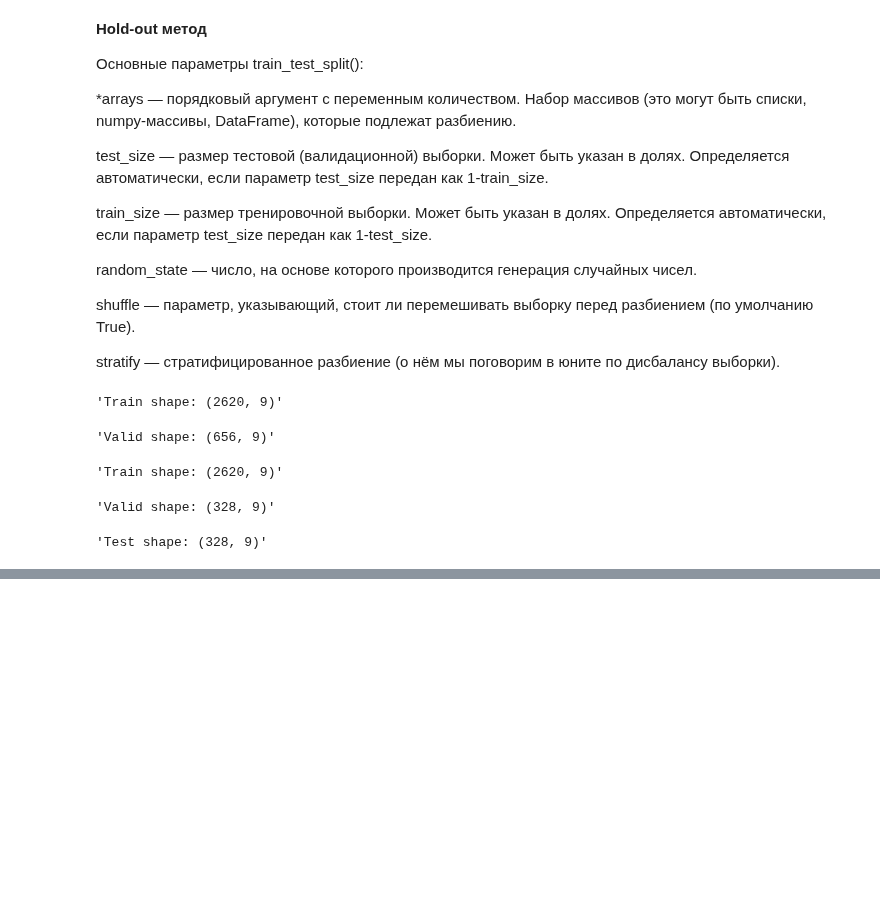
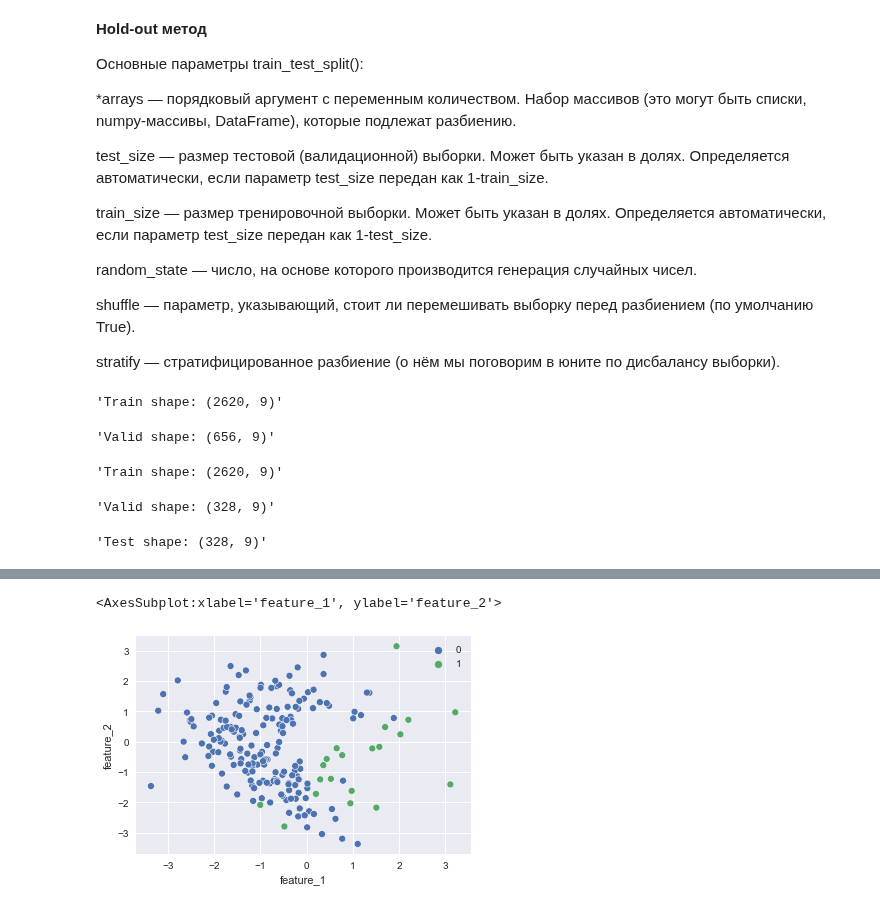
Before and after one commit to PoluboyarinovSI/SF_DataScience, a Jupyter notebook: Current_tasks/ML_4.ipynb, the cells around one changed output, grey strips where cells are left out. Cells and saved outputs as stored; diff of their text form; code cells hidden in the pictures; blank space fills up the shorter version.

```diff
--- a/Current_tasks/ML_4.ipynb
+++ b/Current_tasks/ML_4.ipynb
@@ -81,0 +298,20 @@ display(f'Test shape: {X_test.shape}')
+# %%
+#генерация случайного датасета
+from sklearn import datasets
+X, y = datasets.make_classification(
+    n_samples=200, #кол-во объектов
+    n_features=2, # кол-во признаков
+    n_informative=2, #кол-во информативных признаков
+    n_redundant=0, #кол-во неинформативных признаков
+    n_classes=2, #количество классов
+    weights=[1, 0.2], #пропорции классов
+    random_state=42
+)
+
+X = pd.DataFrame(X, columns=['feature_1', 'feature_2'])
+y = pd.Series(y)
+
+sns.scatterplot(x=X['feature_1'], y=X['feature_2'], hue=y)
+# %% [output]
+<AxesSubplot:xlabel='feature_1', ylabel='feature_2'>
+[figure, added]
```
Also changed, not shown: parts of 41 cells of this notebook.
